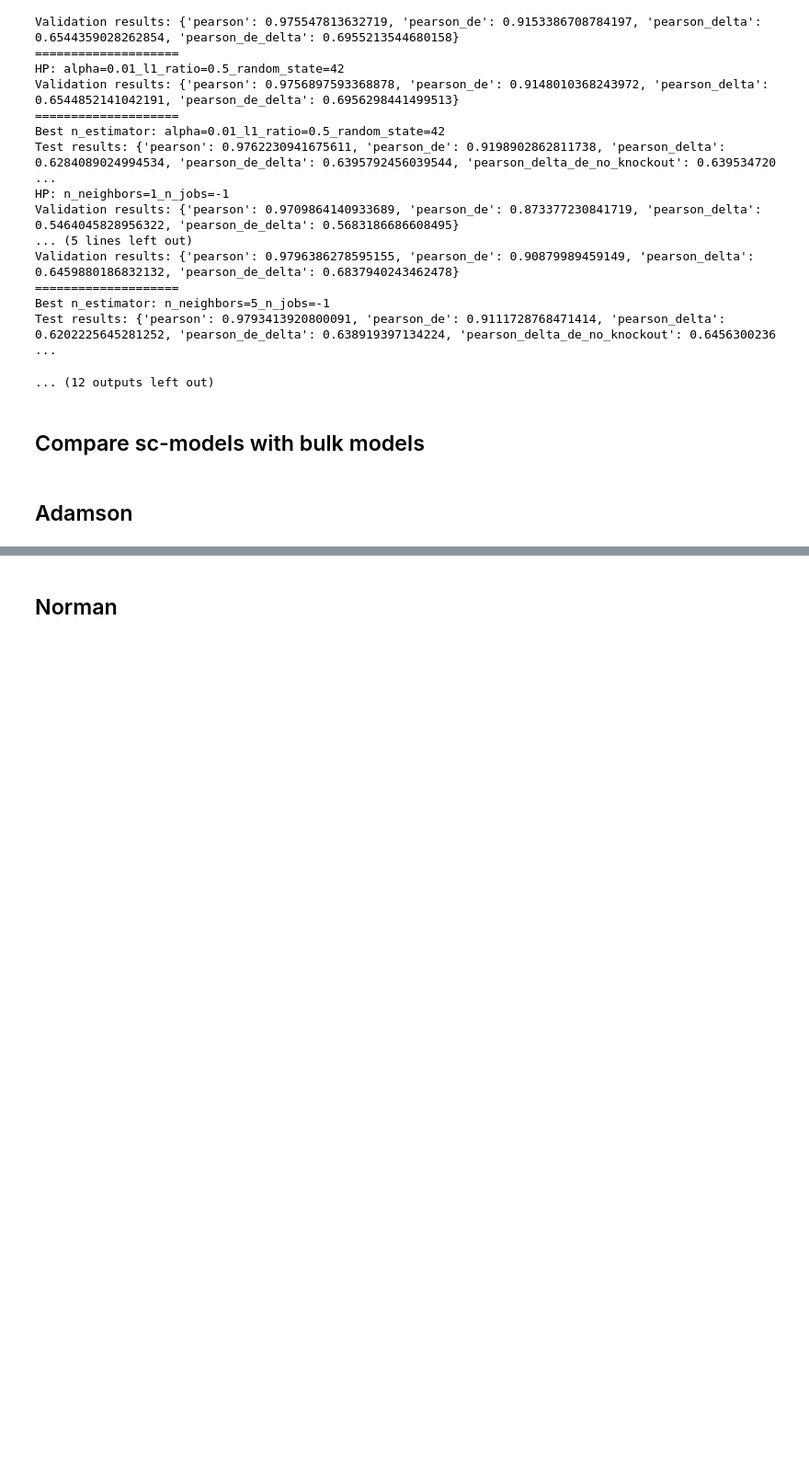
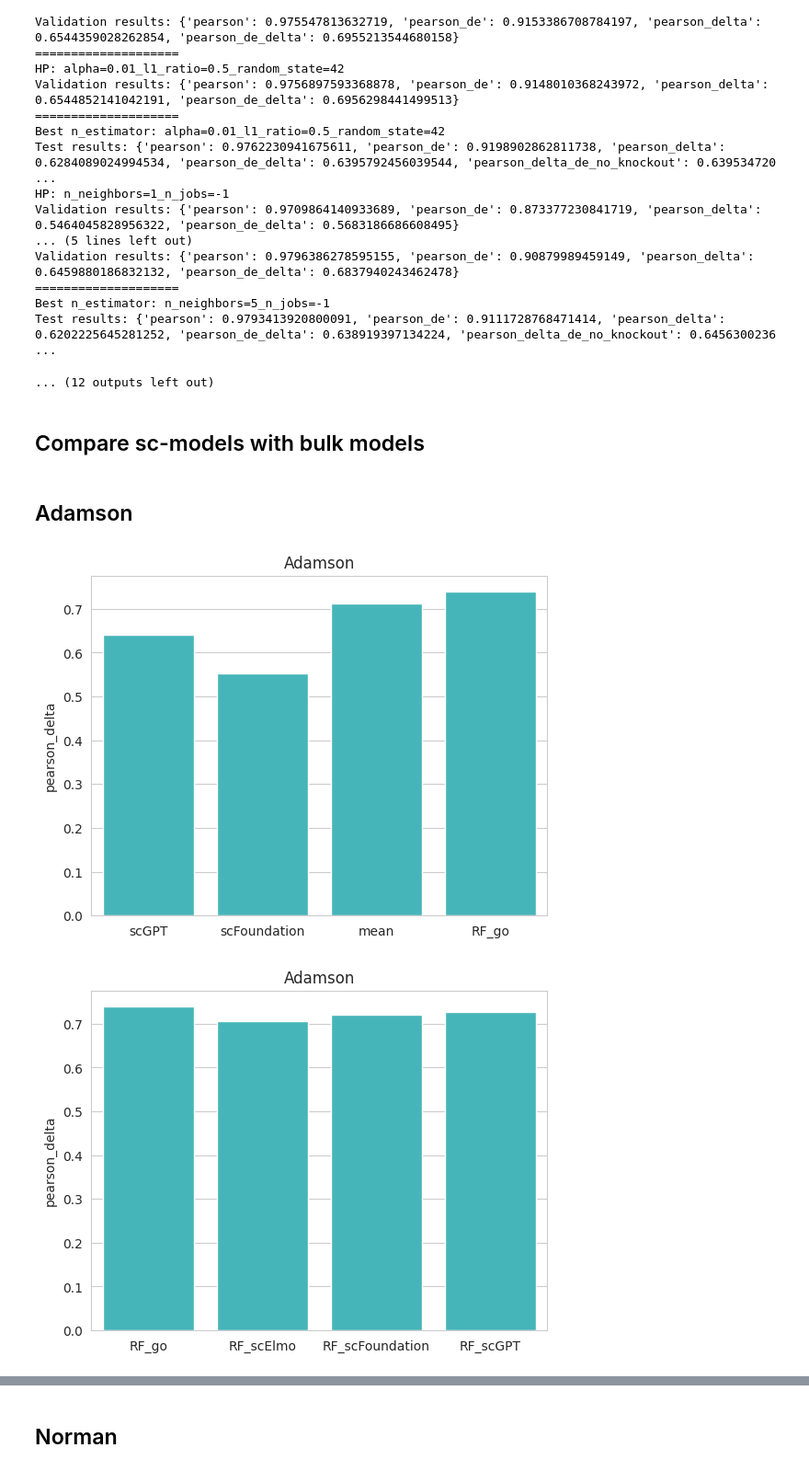
Before and after one commit to turbine-ai/PerturbSeqPredBenchmark, a Jupyter notebook: notebooks/bulk_models.ipynb, the cells around one changed output, grey strips where cells are left out. Shown at 92% size. Drawn from its saved outputs; the diff is of its cells as text; code cells hidden in the pictures; blank space fills up the shorter version.

```diff
--- a/notebooks/bulk_models.ipynb
+++ b/notebooks/bulk_models.ipynb
@@ -965,10 +999,14 @@ replogle_rp1_results["scfoundation"] = replogle_rp1
 # %%
 adamson_results = (
     pd.DataFrame
     .from_dict(adamson_results, orient='index')
     .reset_index()
     .rename(columns={"index": "model"})
 )
+model_eval_plots(adamson_results, "Adamson", Path("../figures/models"))
+# %% [output]
+[figure, added]
+[figure, added]
 # %%
 fig, axs = plt.subplots(1, 1, figsize=(5, 5))
 sns.barplot(x='model', y='pearson_delta', data=adamson_results, color='lightblue', ax=axs)
```
Also changed, not shown: parts of 26 cells of this notebook, 3 other files.
